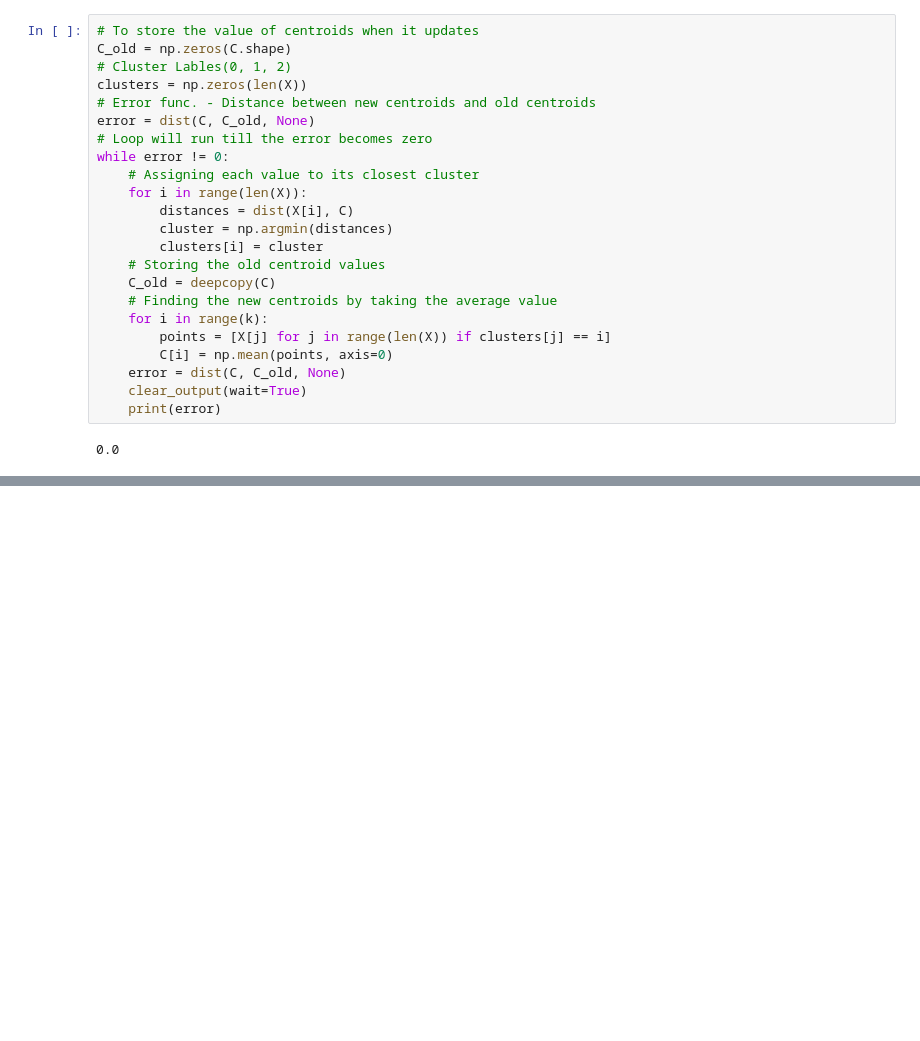
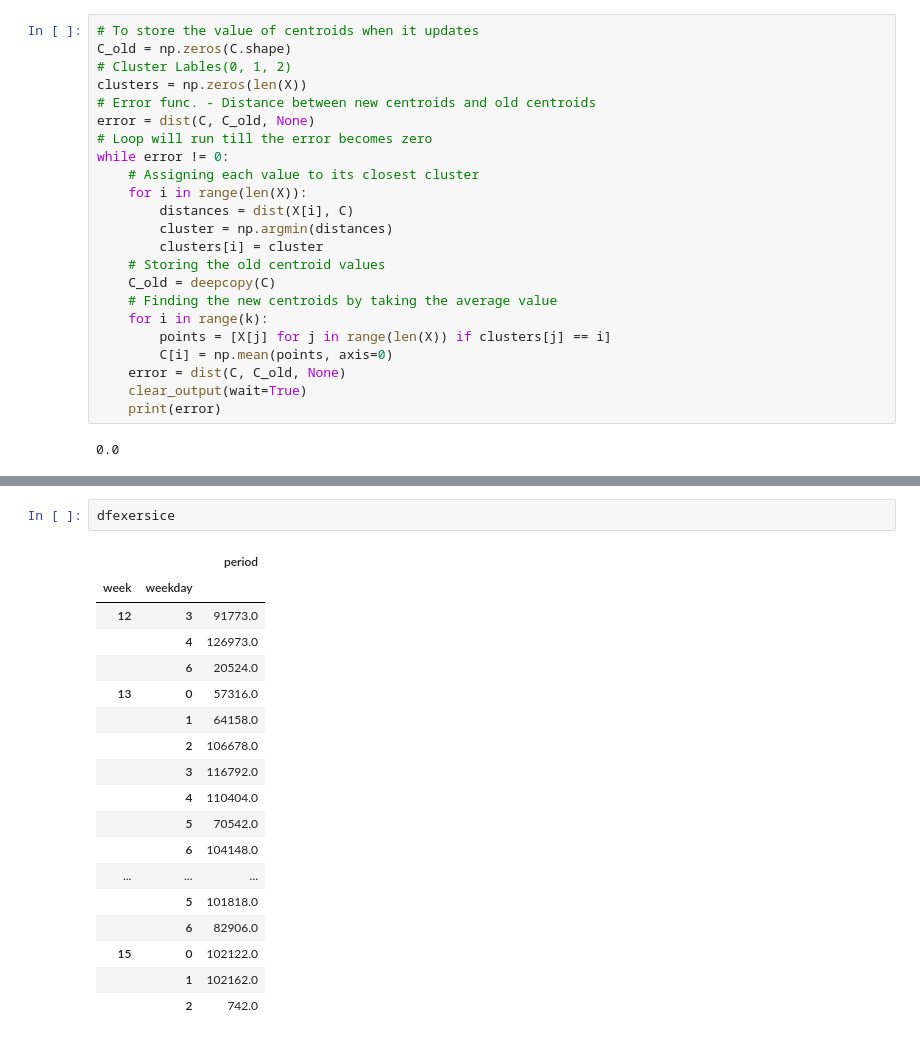
Before and after one commit to jameslee5656/2018Project-Tracker, a Jupyter notebook: predict/5_4_without_specific_but_how_long.ipynb, the cells around one changed output, grey strips where cells are left out. Saved outputs shown, nothing was run; the diff lists cells and outputs as text; blank space fills up the shorter version.

```diff
--- a/predict/5_4_without_specific_but_how_long.ipynb
+++ b/predict/5_4_without_specific_but_how_long.ipynb
@@ -173,0 +193,21 @@ dfexersice
+# %%
+dfexersice
+# %% [output]
+|  |  | period |
+| week | weekday |  |
+| 12 | 3 | 91773.0 |
+|  | 4 | 126973.0 |
+|  | 6 | 20524.0 |
+| 13 | 0 | 57316.0 |
+|  | 1 | 64158.0 |
+|  | 2 | 106678.0 |
+|  | 3 | 116792.0 |
+|  | 4 | 110404.0 |
+|  | 5 | 70542.0 |
+|  | 6 | 104148.0 |
+| ... | ... | ... |
+|  | 5 | 101818.0 |
+|  | 6 | 82906.0 |
+| 15 | 0 | 102122.0 |
+|  | 1 | 102162.0 |
+|  | 2 | 742.0 |
```
Also changed, not shown: parts of 8 cells of this notebook, 12 other files.
